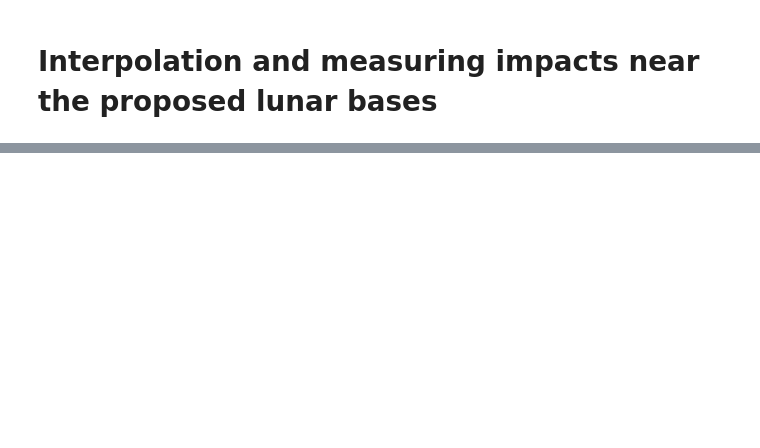
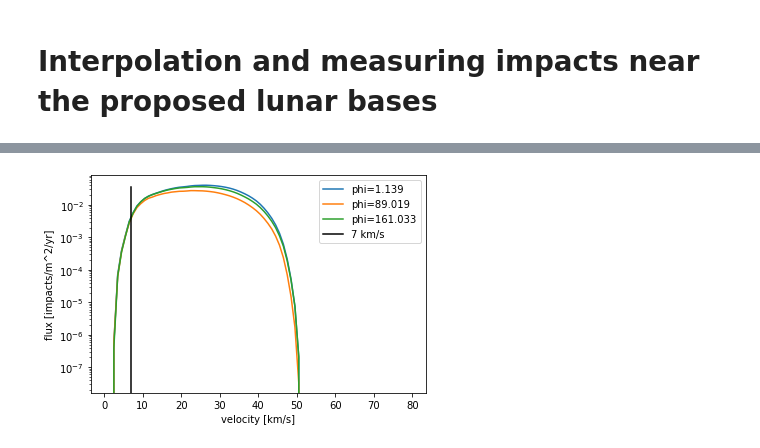
Before and after one commit to mscoggs/lunar_impacts, a Jupyter notebook: stars.ipynb, the cells around one changed output, grey strips where cells are left out. Cells and saved outputs as stored; diff of their text form; code cells hidden in the pictures; blank space fills up the shorter version.

```diff
--- a/stars.ipynb
+++ b/stars.ipynb
@@ -78,0 +83,16 @@ The impact rates at the other bases: [1534.2999944335972, 1502.192837193791, 159
+# %%
+for x in [0,900,400]:
+    df = get_cube_avg(sims[x])
+    v = df["velocity"].values
+    phi=str(pull_phi_theta(sims[x])[0])
+    f = ((df["+x"]+df["-x"]+df["+y"]+df["-y"]+df["+z"]).values)/5
+    plt.plot(v,f, label="phi="+phi)
+plt.xlabel("velocity [km/s]")
+plt.ylabel("flux [impacts/m^2/yr]")
+plt.plot([7,7], [np.min(f), np.max(f)], label="7 km/s", color="black")
+plt.legend()
+
+plt.yscale("log")
+plt.savefig("figures/vel_dist.pdf", bbox_inches="tight")
+# %% [output]
+[figure, added]
```
Also changed, not shown: parts of 10 cells of this notebook, 3 other files.
